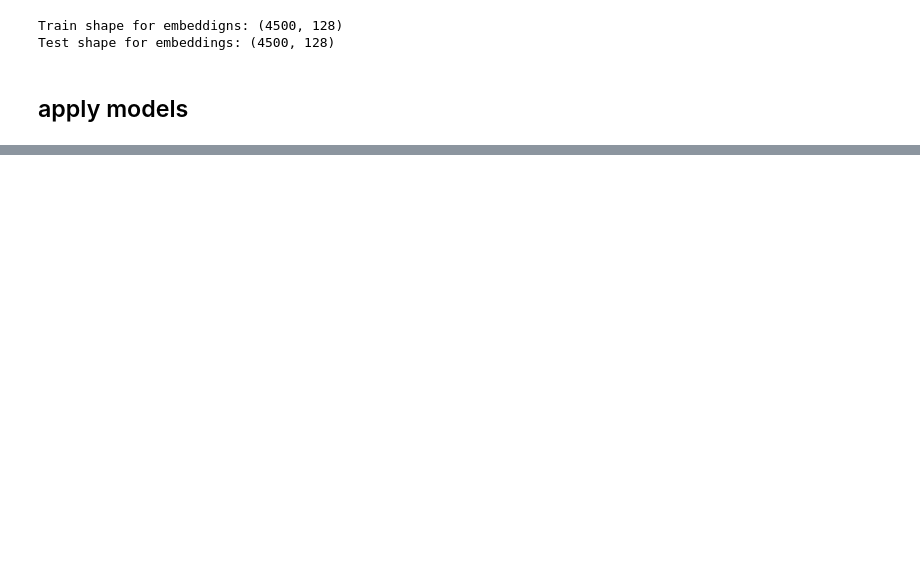
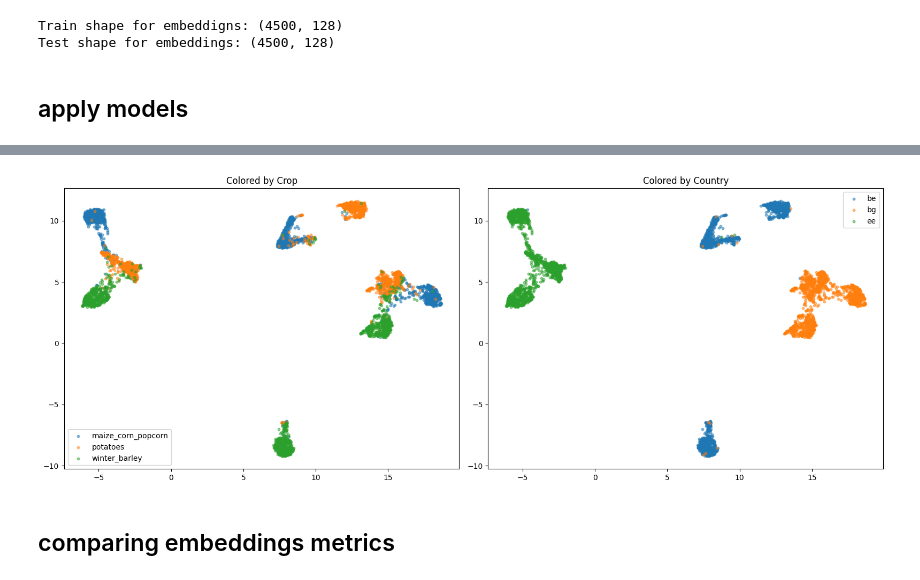
Before and after one commit to beatrizbsperes/SpatialTemporal_generalization_of_SITS_FM, a Jupyter notebook: 5_spatial_generalization.ipynb, the cells around one changed output, grey strips where cells are left out. Cells and saved outputs as stored; diff of their text form; code cells hidden in the pictures; blank space fills up the shorter version.

```diff
--- a/5_spatial_generalization.ipynb
+++ b/5_spatial_generalization.ipynb
@@ -533,0 +620,9 @@ maize_corn_popcorn       0.98      0.82      0.90      1500
+# %%
+# embeddings test
+emb_2d = plot_embedding_space(emb_x_test,
+                              emb_test_df,
+                              method='umap')
+# %% [output]
+[figure, added]
+# %% [markdown]
+## comparing embeddings metrics
```
Also changed, not shown: parts of 22 cells of this notebook, 8 other files.
